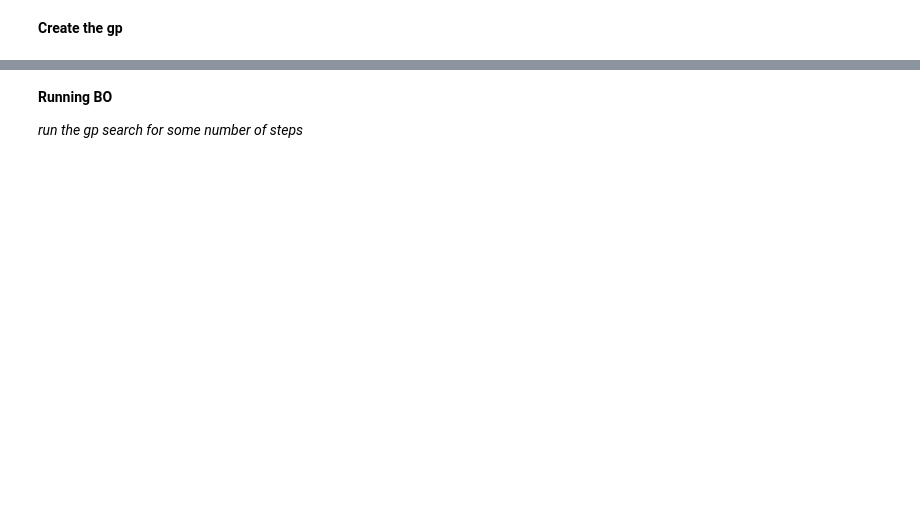
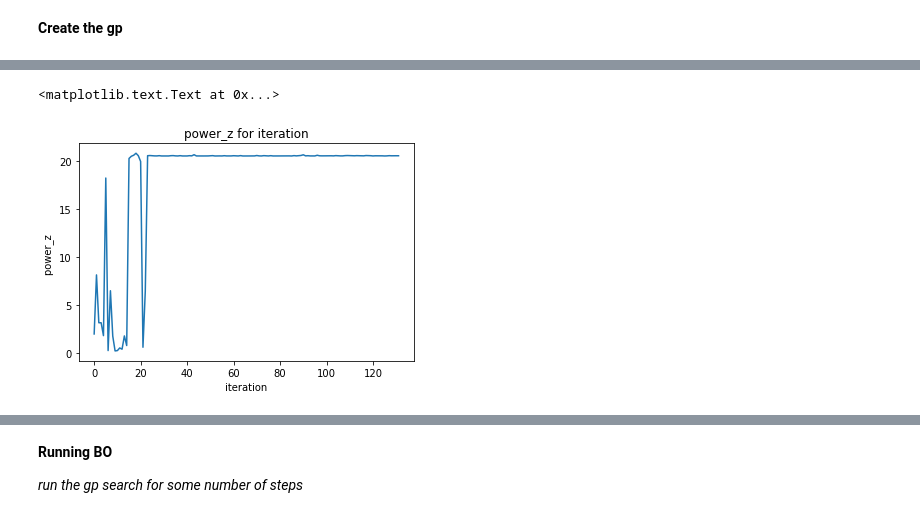
Before and after one commit to hhwer/some_work, a Jupyter notebook: GP/GP/Undulator_Tapering-master/undulator_tapering-Copy1.ipynb, the cells around one changed output, grey strips where cells are left out. Drawn from its saved outputs; the diff is of its cells as text; code cells hidden in the pictures; blank space fills up the shorter version.

```diff
--- a/GP/GP/Undulator_Tapering-master/undulator_tapering-Copy1.ipynb
+++ b/GP/GP/Undulator_Tapering-master/undulator_tapering-Copy1.ipynb
@@ -169,0 +216,9 @@ opt.OptIter()
+# %%
+plt.plot(Obj_state_s[:-1],'-')
+plt.xlabel('iteration')
+plt.ylabel('power_z ')
+plt.title('power_z for iteration')
+#plt.plot(18,np.array(Obj_state_s).max(),'o')
+# %% [output]
+<matplotlib.text.Text at 0x...>
+[figure, added]
```
Also changed, not shown: parts of 21 cells of this notebook, 19 other files.
